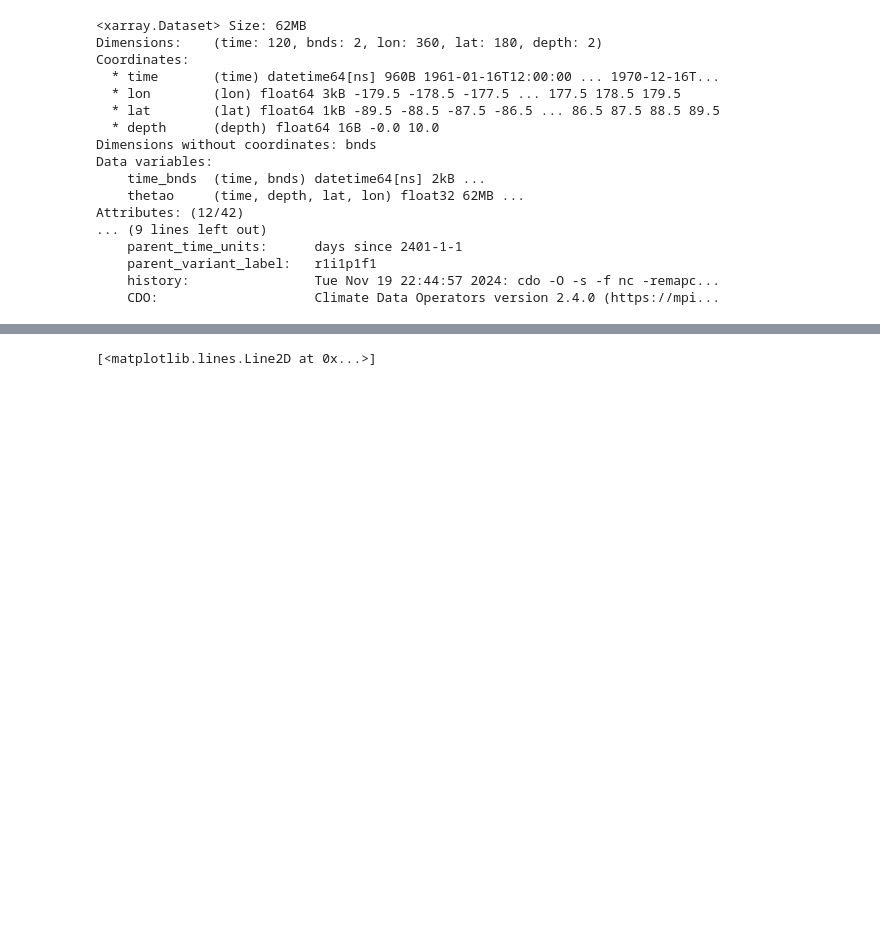
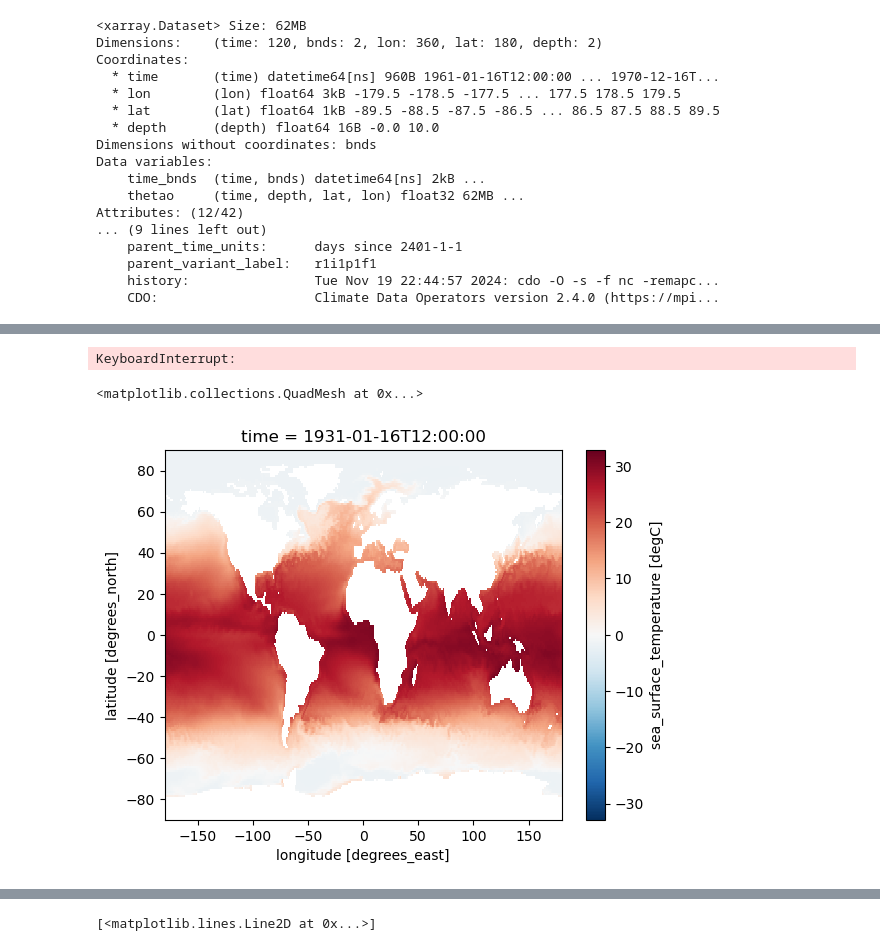
Before and after one commit to orlando-code/cmipper, a Jupyter notebook: notebooks/dev/test.ipynb, the cells around one changed output, grey strips where cells are left out. Saved outputs shown, nothing was run; the diff lists cells and outputs as text; code cells hidden in the pictures; blank space fills up the shorter version.

```diff
--- a/notebooks/dev/test.ipynb
+++ b/notebooks/dev/test.ipynb
@@ -406,0 +802,11 @@ KeyboardInterrupt:
+# %%
+fp = Path("/maps/rt582/cmipper/.esgpull/data/CMIP6/CMIP/AWI/AWI-CM-1-1-MR/historical/r1i1p1f1/Omon/tos/gn/v20181218/remapped")
+xa.open_mfdataset(fp.glob("*.nc"))
+# %% [output]
+KeyboardInterrupt:
+# %%
+fp = "/maps/rt582/cmipper/.esgpull/data/CMIP6/CMIP/AWI/AWI-CM-1-1-MR/historical/r1i1p1f1/Omon/tos/gn/v20181218/remapped/tos_Omon_AWI-CM-1-1-MR_historical_r1i1p1f1_gn_193101-194012.nc"
+xa.open_dataset(fp).tos.isel(time=0).plot()
+# %% [output]
+<matplotlib.collections.QuadMesh at 0x...>
+[figure, added]
```
Also changed, not shown: parts of 38 cells of this notebook, 15 other files.
